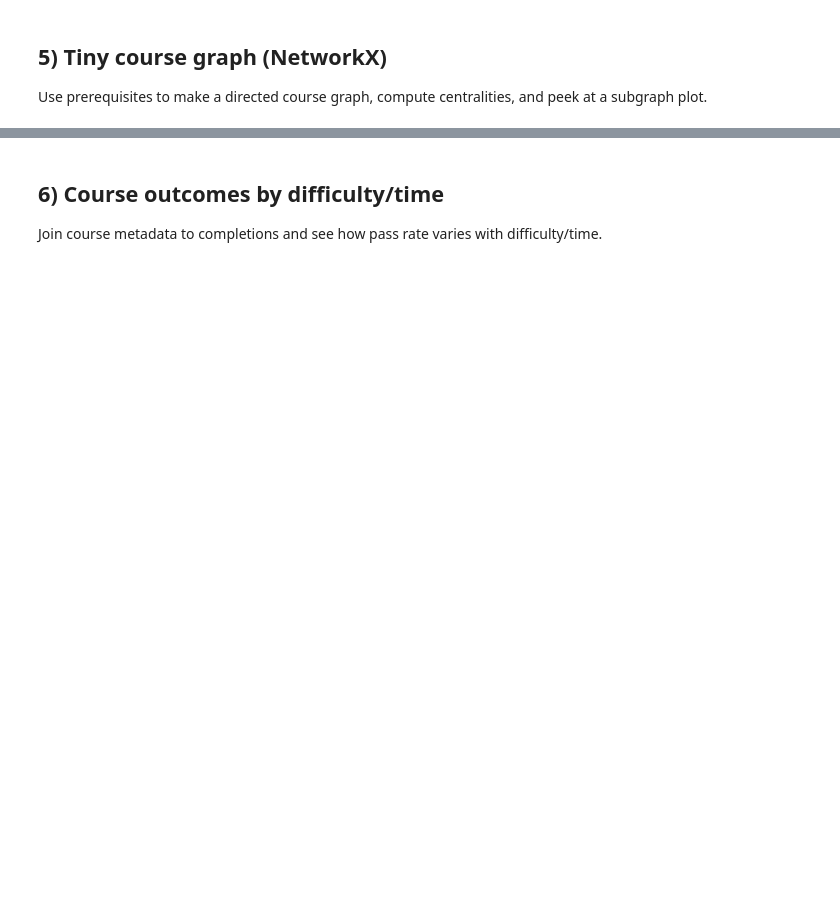
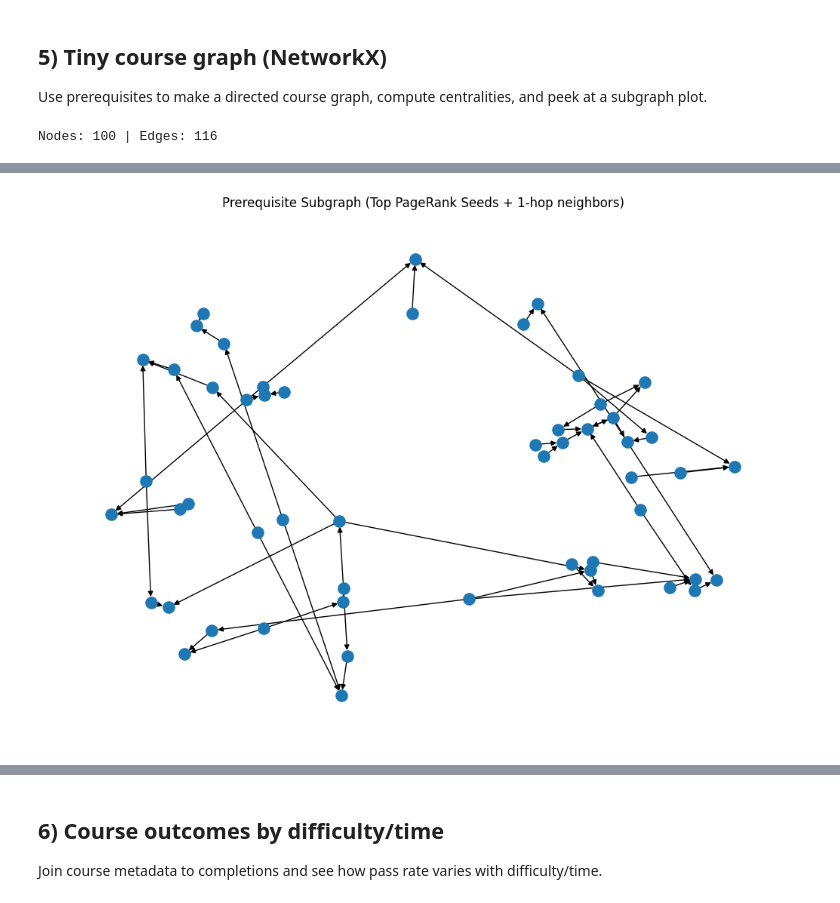
Before and after one commit to ncorcoran771/KnowYourUni_, a Jupyter notebook: backend/data_init_prep.ipynb, the cells around one changed output, grey strips where cells are left out. Drawn from its saved outputs; the diff is of its cells as text; code cells hidden in the pictures; blank space fills up the shorter version.

```diff
--- a/backend/data_init_prep.ipynb
+++ b/backend/data_init_prep.ipynb
@@ -177,0 +152,79 @@ cen_df.head(10)
+# %%
+# --- Build a clean course prereq graph (robust to header variants) ---
+import pandas as pd
+import numpy as np
+import networkx as nx
+import matplotlib.pyplot as plt
+
+# 1) Normalize column names once
+courses_df = courses_df.rename(columns={
+    'id:ID(Course)': 'courseId'
+}) if 'id:ID(Course)' in courses_df.columns else courses_df.rename(columns={'id': 'courseId'})
+
+prereq_df = prereq_df.rename(columns={
+    ':START_ID(Course)': 'src',
+    ':END_ID(Course)': 'dst'
+})  # if these already exist, rename does nothing
+
+# Sanity checks
+assert 'courseId' in courses_df.columns, "courses_df needs 'courseId' after normalization."
+assert {'src','dst'}.issubset(prereq_df.columns), "prereq_df needs 'src' and 'dst' columns."
+
+# 2) Clean types and filter to known courses
+courses_df['courseId'] = courses_df['courseId'].astype(str)
+prereq_df['src'] = prereq_df['src'].astype(str)
+prereq_df['dst'] = prereq_df['dst'].astype(str)
+
+course_ids = set(courses_df['courseId'].unique())
+edges = prereq_df[['src','dst']].dropna().query('src != dst')
+edges = edges[edges['src'].isin(course_ids) & edges['dst'].isin(course_ids)]
+
+# 3) Build DiGraph
+G = nx.DiGraph()
+G.add_nodes_from(course_ids)
+G.add_edges_from(edges.itertuples(index=False, name=None))  # (src, dst)
+
+# Optional: remove any self-loops (should be none after query)
+G.remove_edges_from(nx.selfloop_edges(G))
+
+# Report basic info
+print(f"Nodes: {G.number_of_nodes():,} | Edges: {G.number_of_edges():,}")
+if G.number_of_edges() == 0:
+    print("Warning: No edges after filtering; check prereq_df headers or data generation.")
+
+# 4) Centralities with guards for empty graphs
+if G.number_of_edges() > 0 and G.number_of_nodes() > 0:
+    deg_c = nx.degree_centrality(G)
+    try:
+        pr_c = nx.pagerank(G)  # for directed graphs; uses alpha=0.85 by default
+    except nx.PowerIterationFailedConvergence:
+        # Fallback: use undirected PageRank if directed PR fails on sparse/disconnected graphs
+        pr_c = nx.pagerank(G.to_undirected())
+
+    cen_df = pd.DataFrame({
+        'courseId': list(deg_c.keys()),
+        'deg': list(deg_c.values()),
+        'pr': [pr_c.get(n, 0.0) for n in deg_c.keys()],
+    }).sort_values('pr', ascending=False, ignore_index=True)
+
+    display(cen_df.head(10))
+
+    # 5) Visualize a small, meaningful subgraph: top-PR nodes + their immediate neighborhood
+    topN = 20
+    seeds = cen_df.head(topN)['courseId'].tolist()
+    nbrs = set(seeds)
+    for s in seeds:
+        nbrs.update(G.predecessors(s))
+        nbrs.update(G.successors(s))
+    H = G.subgraph(nbrs).copy()
+
+    plt.figure(figsize=(10, 7))
+    pos = nx.spring_layout(H, seed=0)
+    nx.draw(H, pos, with_labels=False, node_size=120)
+    plt.title('Prerequisite Subgraph (Top PageRank Seeds + 1-hop neighbors)')
+    plt.show()
+else:
+    cen_df = pd.DataFrame(columns=['courseId', 'deg', 'pr'])
+    display(cen_df)
+# %% [output]
+Nodes: 100 | Edges: 116
@@ -178,3 +242,4 @@ cen_df.head(10)
+[figure, added]
 # %%
 # Visualize a small subgraph (top PageRank courses)
 top_nodes = cen_df.head(20)['courseId'].tolist()
```
Also changed, not shown: parts of 12 cells of this notebook.
